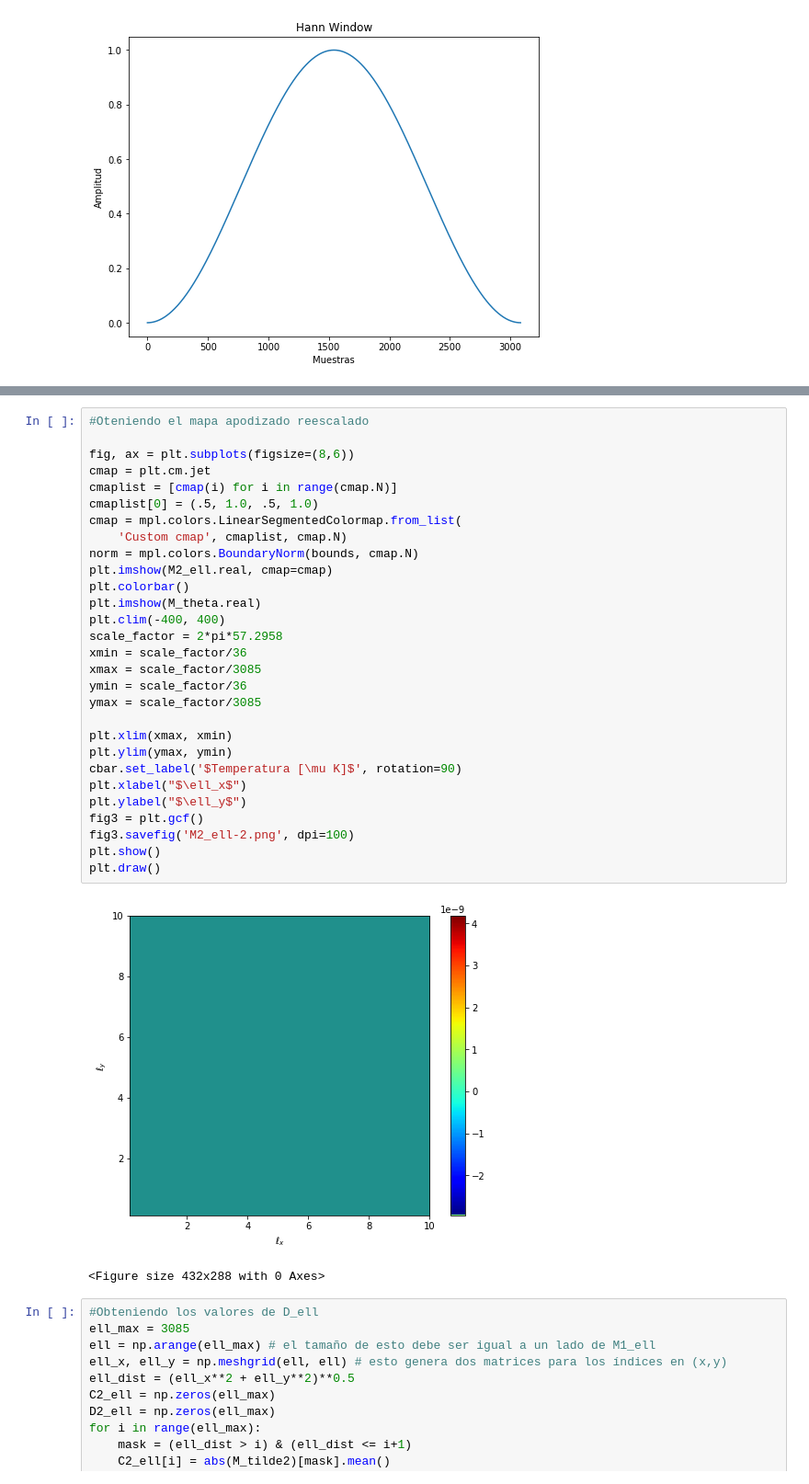
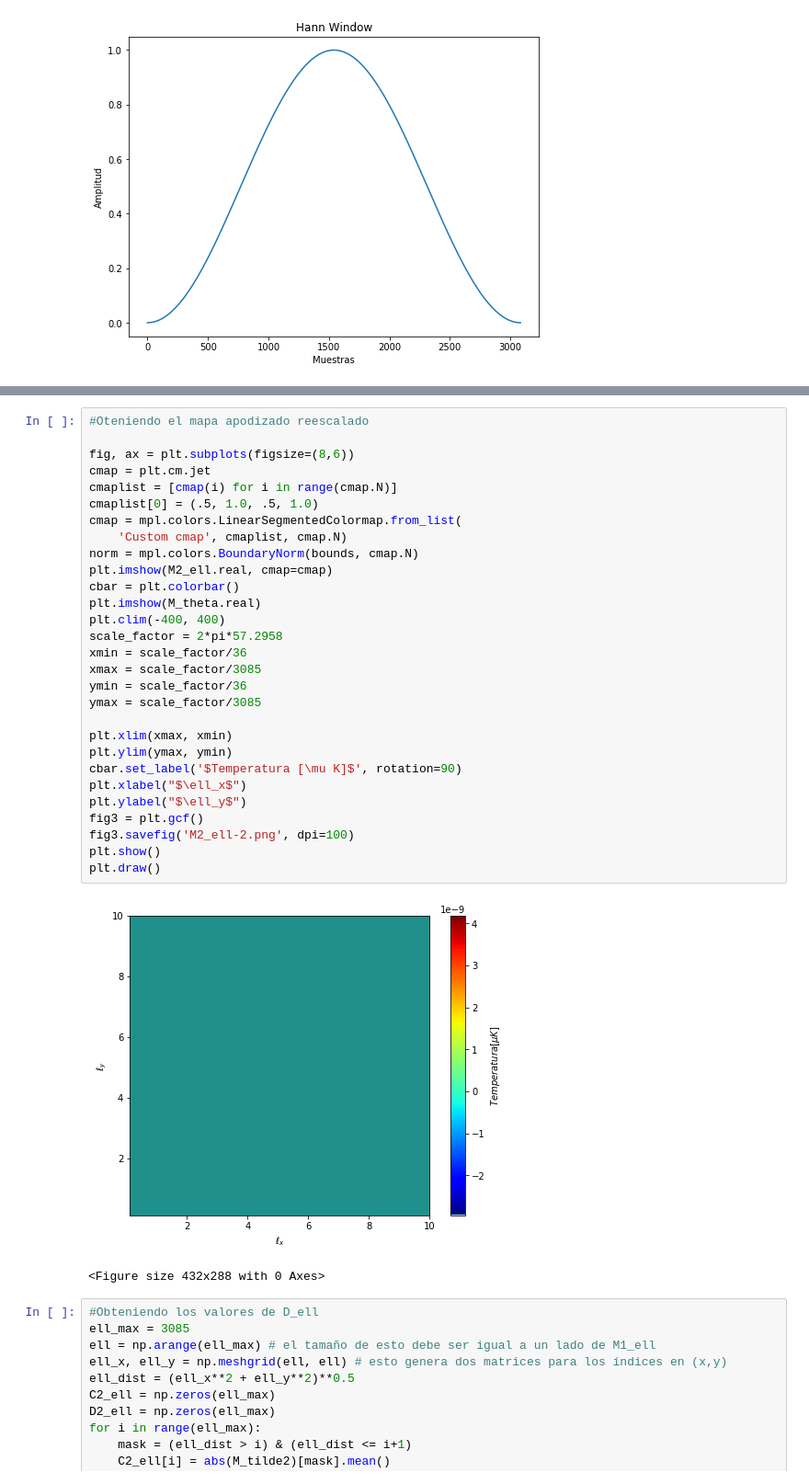
Before and after one commit to Cony06/mapacmb, a Jupyter notebook: tarea2_parte1y2.ipynb, the cells around one changed output, grey strips where cells are left out. Shown at 92% size. Saved outputs shown, nothing was run; the diff lists cells and outputs as text.

```diff
--- a/tarea2_parte1y2.ipynb
+++ b/tarea2_parte1y2.ipynb
@@ -187,34 +193,34 @@ plt.draw()
 # %%
 #Oteniendo el mapa apodizado reescalado
 
 fig, ax = plt.subplots(figsize=(8,6))
 cmap = plt.cm.jet
 cmaplist = [cmap(i) for i in range(cmap.N)]
 cmaplist[0] = (.5, 1.0, .5, 1.0)
 cmap = mpl.colors.LinearSegmentedColormap.from_list(
     'Custom cmap', cmaplist, cmap.N)
 norm = mpl.colors.BoundaryNorm(bounds, cmap.N)
 plt.imshow(M2_ell.real, cmap=cmap)
-plt.colorbar()
+cbar = plt.colorbar()
 plt.imshow(M_theta.real)
 plt.clim(-400, 400)
 scale_factor = 2*pi*57.2958
 xmin = scale_factor/36
 xmax = scale_factor/3085
 ymin = scale_factor/36
 ymax = scale_factor/3085
 
 plt.xlim(xmax, xmin)
 plt.ylim(ymax, ymin)
 cbar.set_label('$Temperatura [\mu K]$', rotation=90)
 plt.xlabel("$\ell_x$")
 plt.ylabel("$\ell_y$")
 fig3 = plt.gcf()
 fig3.savefig('M2_ell-2.png', dpi=100)
 plt.show()
 plt.draw()
 # %% [output]
-[figure, old version]
+[figure, new version]
 <Figure size 432x288 with 0 Axes>
 # %%
 #Obteniendo los valores de D_ell
```
Also changed, not shown: parts of 3 cells of this notebook.
